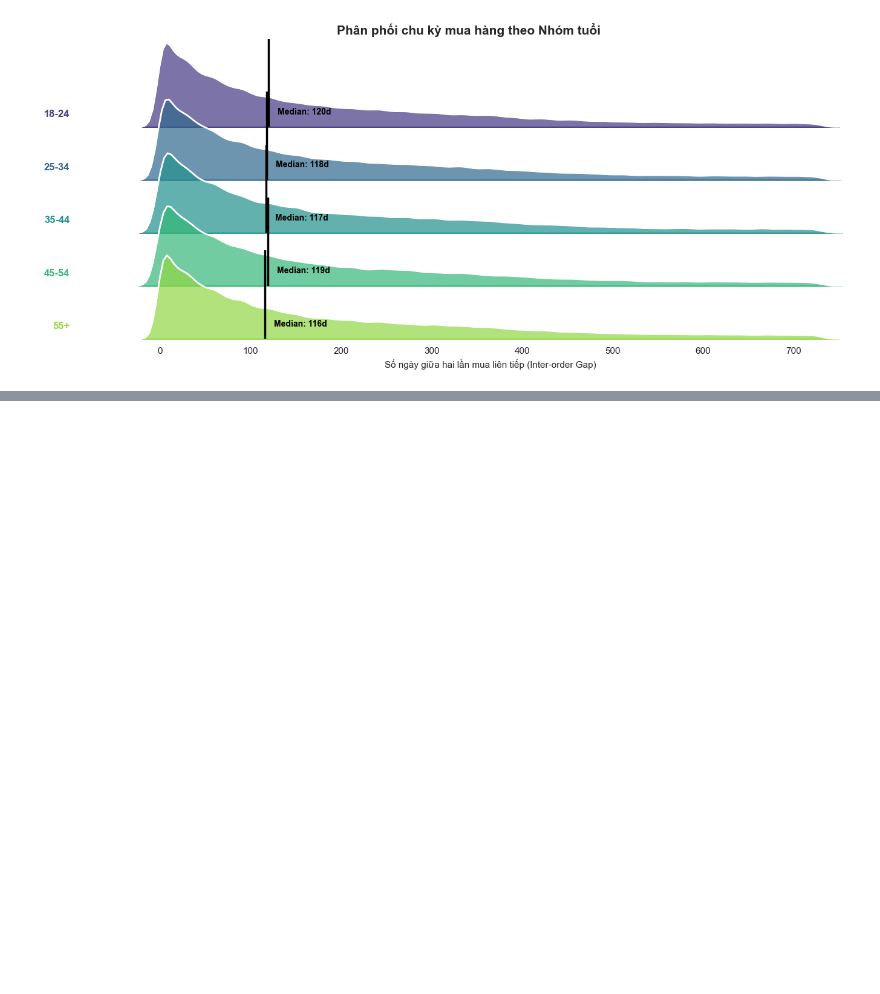
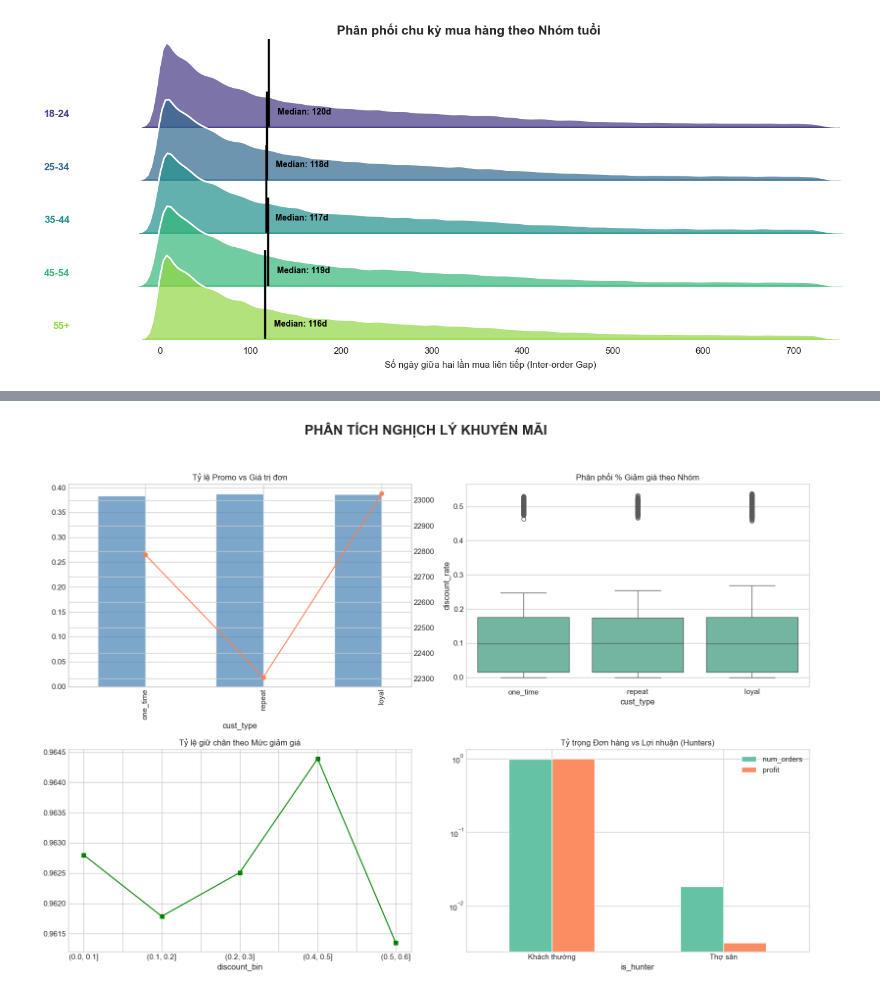
Before and after one commit to mituleefam/Fashion_Ecom_Sales_Forecasting, a Jupyter notebook: 2nd_EDA.ipynb, the cells around one changed output, grey strips where cells are left out. Saved outputs shown, nothing was run; the diff lists cells and outputs as text; code cells hidden in the pictures; blank space fills up the shorter version.

```diff
--- a/2nd_EDA.ipynb
+++ b/2nd_EDA.ipynb
@@ -408,0 +466,92 @@ Tất cả các nhóm tuổi đều có dạng phân phối lệch phải (posit
+# %%
+import numpy as np  # KHẮC PHỤC LỖI: name 'np' is not defined
+# Thiết lập chung
+plt.style.use('seaborn-v0_8-whitegrid')
+sns.set_palette("Set2")
+
+# --------------------------------------------
+# 1. PRE-PROCESSING: Gộp Master Data & Labels
+# --------------------------------------------
+
+# Tính toán Profile khách hàng trong 1 nốt nhạc
+cust_profile = orders.groupby('customer_id').agg(
+    num_orders=('order_id', 'nunique'),
+    first_order=('order_date', 'min'),
+    last_order=('order_date', 'max')
+).reset_index()
+
+# Phân loại nhóm khách hàng nhanh
+cust_profile['cust_type'] = pd.cut(cust_profile['num_orders'],
+                                  bins=[0, 1, 2, np.inf],
+                                  labels=['one_time', 'repeat', 'loyal'])
+
+# Tính Retention (Sống sót > 60 ngày)
+cust_profile['is_retained'] = (cust_profile['last_order'] - cust_profile['first_order']).dt.days >= 60
+
+# --------------------------------------------
+# 2. TRANSACTION DATA: Lợi nhuận & Discount
+# --------------------------------------------
+
+# Gộp order_items với products để có giá gốc và COGS
+items_full = order_items.merge(products[['product_id', 'price', 'cogs']], on='product_id')
+items_full['revenue'] = items_full['quantity'] * items_full['unit_price']
+items_full['profit'] = items_full['revenue'] - (items_full['quantity'] * items_full['cogs'])
+items_full['discount_rate'] = 1 - (items_full['unit_price'] / items_full['price'])
+
+# --------------------------------------------
+# 3. ANALYSIS: Nghịch lý Khuyến mãi
+# --------------------------------------------
+
+# Kết nối Items -> Orders -> Customer Profile
+df_final = items_full.merge(orders[['order_id', 'customer_id']], on='order_id') \
+                     .merge(cust_profile, on='customer_id')
+
+# Xác định "Thợ săn khuyến mãi" dựa trên đơn hàng đầu tiên
+first_order_ids = orders.sort_values('order_date').groupby('customer_id')['order_id'].first()
+hunters = items_full[items_full['order_id'].isin(first_order_ids)] \
+            .groupby('order_id')['discount_rate'].mean()
+cust_profile['is_hunter'] = cust_profile['customer_id'].map(lambda x: hunters.get(first_order_ids.get(x, 0), 0) > 0.25)
+
+# --------------------------------------------
+# 4. VISUALIZATION: Gọn gàng trong 1 Figure
+# --------------------------------------------
+
+fig, axes = plt.subplots(2, 2, figsize=(16, 12))
+fig.suptitle('PHÂN TÍCH NGHỊCH LÝ KHUYẾN MÃI', fontsize=20, fontweight='bold')
+
+# B1: Tỷ lệ dùng Promo & Giá trị đơn (Dual Axis)
+ax1 = axes[0, 0]
+promo_data = df_final.groupby('cust_type').agg(
+    promo_rate=('promo_id', lambda x: x.notna().mean()),
+    avg_order_val=('revenue', 'mean')
+)
+promo_data['promo_rate'].plot(kind='bar', ax=ax1, color='steelblue', alpha=0.7, position=1, width=0.4, label='Promo Rate')
+ax1_2 = ax1.twinx()
+promo_data['avg_order_val'].plot(kind='line', ax=ax1_2, color='coral', marker='o', label='Avg Order Val')
+ax1.set_title('Tỷ lệ Promo vs Giá trị đơn')
+
+# B2: Phân phối Discount (Boxplot)
+sns.boxplot(data=df_final[df_final['discount_rate'] > 0], x='cust_type', y='discount_rate', ax=axes[0, 1])
+axes[0, 1].set_title('Phân phối % Giảm giá theo Nhóm')
+
+# B3: Tương quan Discount & Quay lại (Scatter/Line)
+df_final['discount_bin'] = pd.cut(df_final['discount_rate'], bins=np.arange(0, 0.7, 0.1))
+retention_stats = df_final.groupby('discount_bin', observed=True)['is_retained'].mean()
+retention_stats.plot(kind='line', marker='s', color='green', ax=axes[1, 0])
+axes[1, 0].set_title('Tỷ lệ giữ chân theo Mức giảm giá')
+
+# B4: Doanh thu vs Lợi nhuận của "Hunters"
+ax4 = axes[1, 1]
+hunter_stats = cust_profile.merge(df_final.groupby('customer_id')['profit'].sum(), on='customer_id') \
+                           .groupby('is_hunter').agg({'num_orders': 'sum', 'profit': 'sum'})
+hunter_stats = hunter_stats.div(hunter_stats.sum())
+hunter_stats.plot(kind='bar', ax=ax4)
+ax4.set_title('Tỷ trọng Đơn hàng vs Lợi nhuận')
+ax4.set_xticklabels(['Khách thường', 'Thợ săn'], rotation=0)
+
+plt.tight_layout(rect=[0, 0.03, 1, 0.95])
+# Thêm dòng này trước plt.show()
+axes[1, 1].set_yscale('log')
+plt.show()
+# %% [output]
+[figure, added]
```
Also changed, not shown: parts of 15 cells of this notebook, 1 other file.
